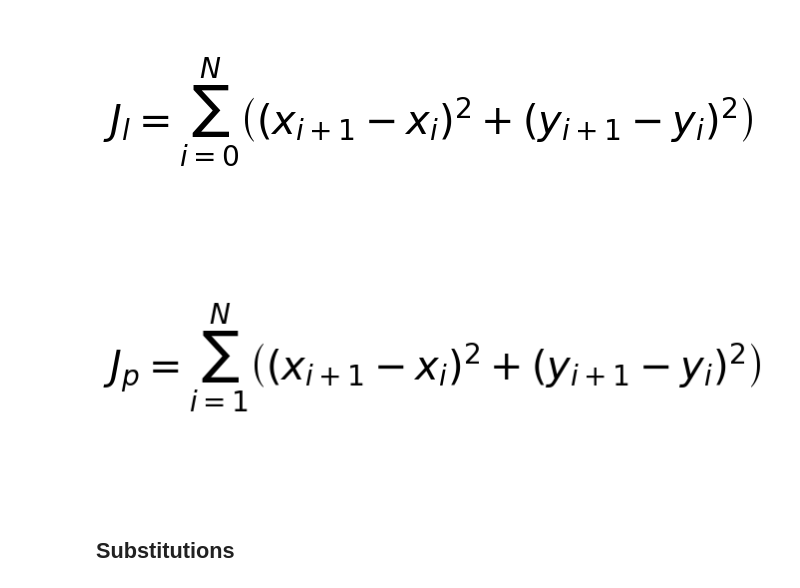
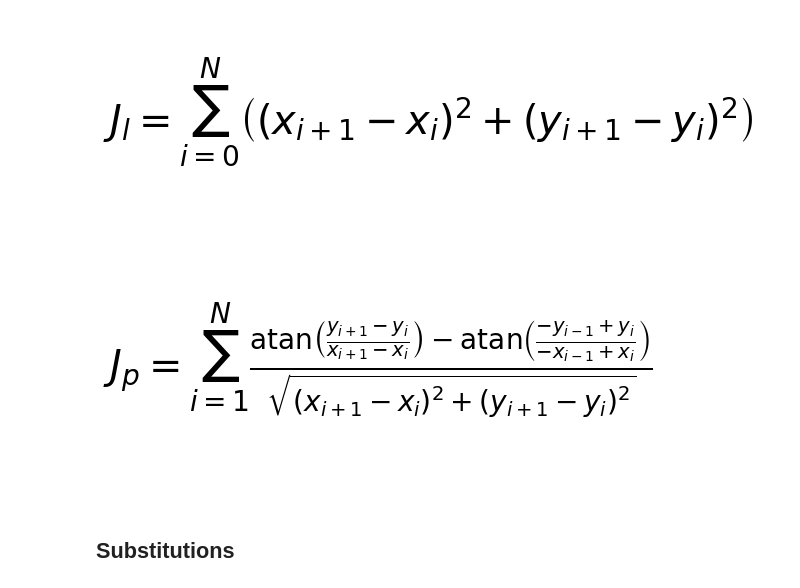
Before and after one commit to giuliovv/trajectory_planning, a Jupyter notebook: trajectory_derivate.ipynb, the cells around one changed output. Saved outputs shown, nothing was run; the diff lists cells and outputs as text; code cells hidden in the pictures.

```diff
--- a/trajectory_derivate.ipynb
+++ b/trajectory_derivate.ipynb
@@ -44,9 +44,9 @@ print_latex(Sum(Jl, ("i", 0, N)), title="J_l")
 [figure]
 # %%
 Jp = (sympy.atan((y[i+1]-y[i])/(x[i+1]-x[i]))-sympy.atan((y[i]-y[i-1])/(x[i]-x[i-1])))/(ds)
-print_latex(Sum(Jl, ("i", 1, N)), title="J_p")
+print_latex(Sum(Jp, ("i", 1, N)), title="J_p")
 # %% [output]
-[figure, old version]
+[figure, new version]
 # %% [markdown]
 ## Substitutions
 # %%
```
Also changed, not shown: parts of 3 cells of this notebook.
